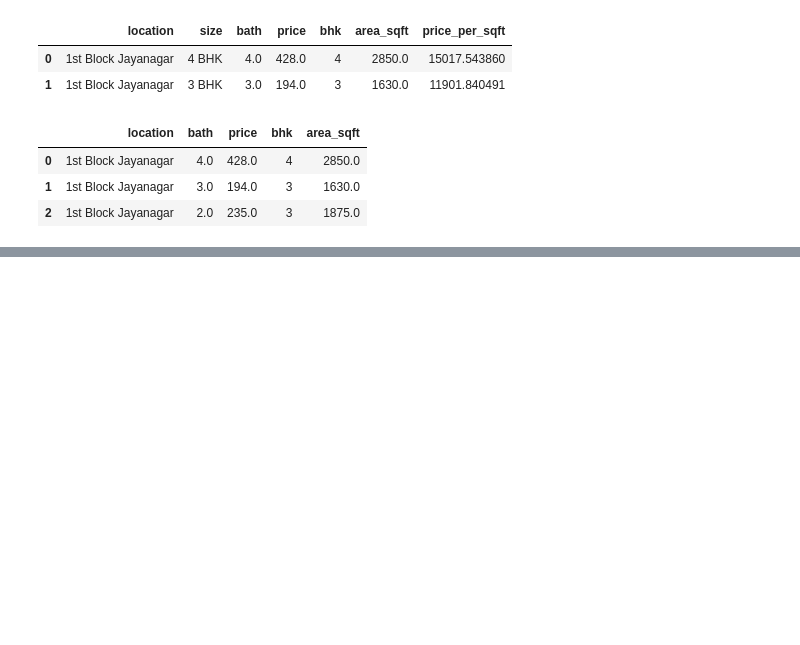
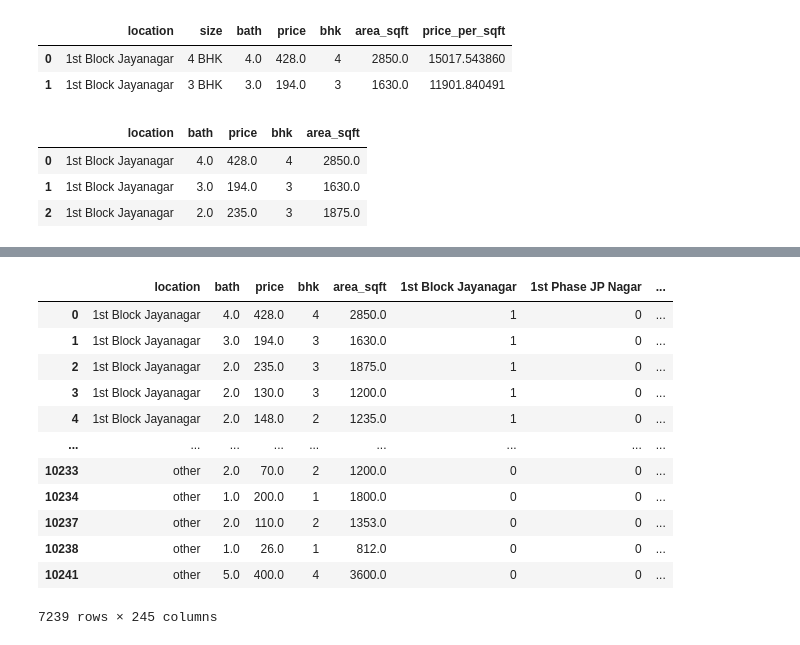
Before and after one commit to abhishekokumar/house_price_prediction, a Jupyter notebook: notebook/house_price_prediction.ipynb, the cells around one changed output, grey strips where cells are left out. Saved outputs shown, nothing was run; the diff lists cells and outputs as text; code cells hidden in the pictures; blank space fills up the shorter version.

```diff
--- a/notebook/house_price_prediction.ipynb
+++ b/notebook/house_price_prediction.ipynb
@@ -607,0 +627,3 @@ df10.head(3)
+# %%
+df11 = pd.get_dummies(df10.location, dtype=int)
+df11
@@ -607,0 +644,3 @@ df10.head(3)
+# %%
+df12 = df11.drop(['other'],axis='columns') # to avoid dummy trap
+df12
@@ -607,0 +661,17 @@ df10.head(3)
+# %%
+df13 = pd.concat([df10, df12],axis=1)
+df13
+# %% [output]
+|  | location | bath | price | bhk | area_sqft | 1st Block Jayanagar | 1st Phase JP Nagar | ... |
+| 0 | 1st Block Jayanagar | 4.0 | 428.0 | 4 | 2850.0 | 1 | 0 | ... |
+| 1 | 1st Block Jayanagar | 3.0 | 194.0 | 3 | 1630.0 | 1 | 0 | ... |
+| 2 | 1st Block Jayanagar | 2.0 | 235.0 | 3 | 1875.0 | 1 | 0 | ... |
+| 3 | 1st Block Jayanagar | 2.0 | 130.0 | 3 | 1200.0 | 1 | 0 | ... |
+| 4 | 1st Block Jayanagar | 2.0 | 148.0 | 2 | 1235.0 | 1 | 0 | ... |
+| ... | ... | ... | ... | ... | ... | ... | ... | ... |
+| 10233 | other | 2.0 | 70.0 | 2 | 1200.0 | 0 | 0 | ... |
+| 10234 | other | 1.0 | 200.0 | 1 | 1800.0 | 0 | 0 | ... |
+| 10237 | other | 2.0 | 110.0 | 2 | 1353.0 | 0 | 0 | ... |
+| 10238 | other | 1.0 | 26.0 | 1 | 812.0 | 0 | 0 | ... |
+| 10241 | other | 5.0 | 400.0 | 4 | 3600.0 | 0 | 0 | ... |
+7239 rows × 245 columns
```
Also changed, not shown: parts of 26 cells of this notebook, 13 other files.
